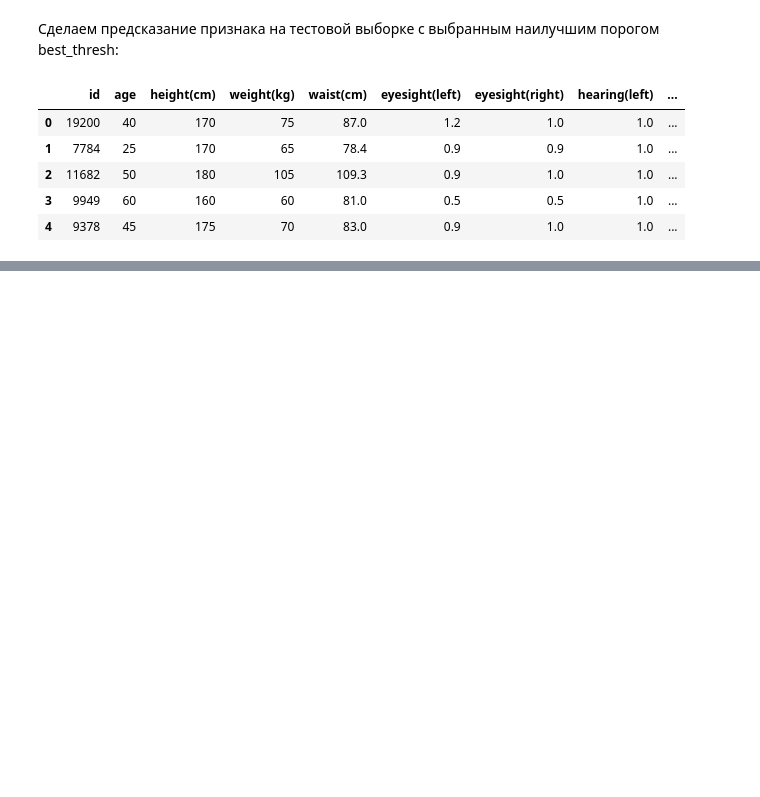
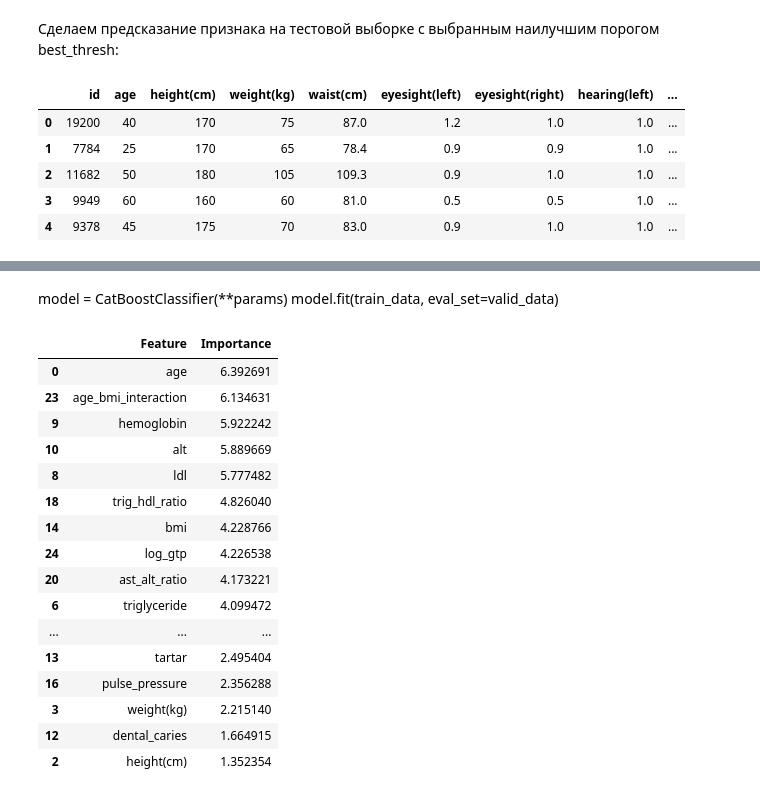
Before and after one commit to vulcan4ik/ds-smokers-research, a Jupyter notebook: ipynb/smokers-eda-catboost.ipynb, the cells around one changed output, grey strips where cells are left out. Drawn from its saved outputs; the diff is of its cells as text; code cells hidden in the pictures; blank space fills up the shorter version.

```diff
--- a/ipynb/smokers-eda-catboost.ipynb
+++ b/ipynb/smokers-eda-catboost.ipynb
@@ -2251,0 +2381,2 @@ test.head(5)
+# %%
+train_extra_features = create_features(train_cleaned)
@@ -2251,0 +2405,33 @@ test.head(5)
+# %%
+X = [
+    "age",
+    "waist(cm)",
+    "height(cm)",
+    "weight(kg)",
+    "systolic",
+    "relaxation",
+    "triglyceride",
+    "hdl",
+    "ldl",
+    "hemoglobin",
+    "alt",
+    "gtp",
+    "dental_caries",
+    "tartar",
+    # engineered:
+    "bmi",
+    "waist_height_ratio",
+    "pulse_pressure",
+    "ldl_hdl_ratio",
+    "trig_hdl_ratio",
+    "atherogenic_index",
+    "ast_alt_ratio",
+    "liver_enzyme_sum",
+    "gtp_normalized",
+    "age_bmi_interaction",
+    "log_gtp",
+    "log_triglyceride",
+]
+
+cat_features = ["tartar", "dental_caries"]
+y = "smoking"
@@ -2251,0 +2457,31 @@ test.head(5)
+# %% [markdown]
+model = CatBoostClassifier(**params)
+model.fit(train_data, eval_set=valid_data)
+# %%
+feature_importance_catboost = pd.DataFrame(
+    {
+        "Feature": X,
+        "Importance": model.get_feature_importance(
+            Pool(data=val[X], label=val[y], cat_features=cat_features)
+        ),
+    }
+).sort_values(by="Importance", ascending=False)
+feature_importance_catboost
+# %% [output]
+|  | Feature | Importance |
+| 0 | age | 6.392691 |
+| 23 | age_bmi_interaction | 6.134631 |
+| 9 | hemoglobin | 5.922242 |
+| 10 | alt | 5.889669 |
+| 8 | ldl | 5.777482 |
+| 18 | trig_hdl_ratio | 4.826040 |
+| 14 | bmi | 4.228766 |
+| 24 | log_gtp | 4.226538 |
+| 20 | ast_alt_ratio | 4.173221 |
+| 6 | triglyceride | 4.099472 |
+| ... | ... | ... |
+| 13 | tartar | 2.495404 |
+| 16 | pulse_pressure | 2.356288 |
+| 3 | weight(kg) | 2.215140 |
+| 12 | dental_caries | 1.664915 |
+| 2 | height(cm) | 1.352354 |
```
Also changed, not shown: parts of 36 cells of this notebook.
